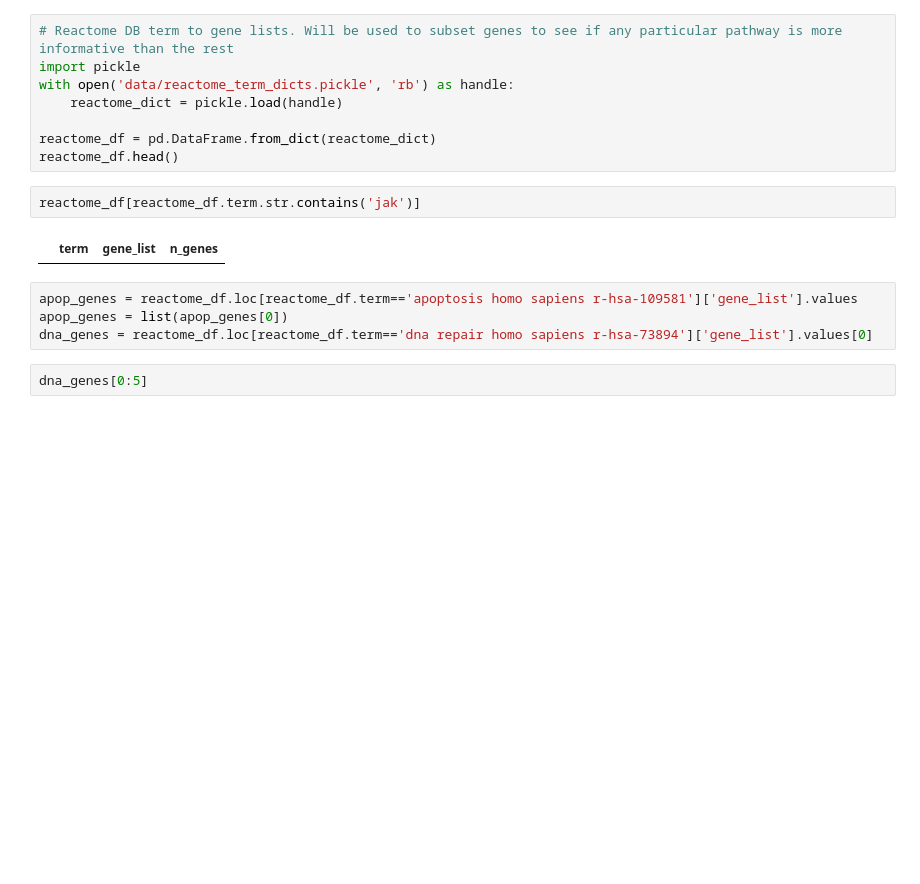
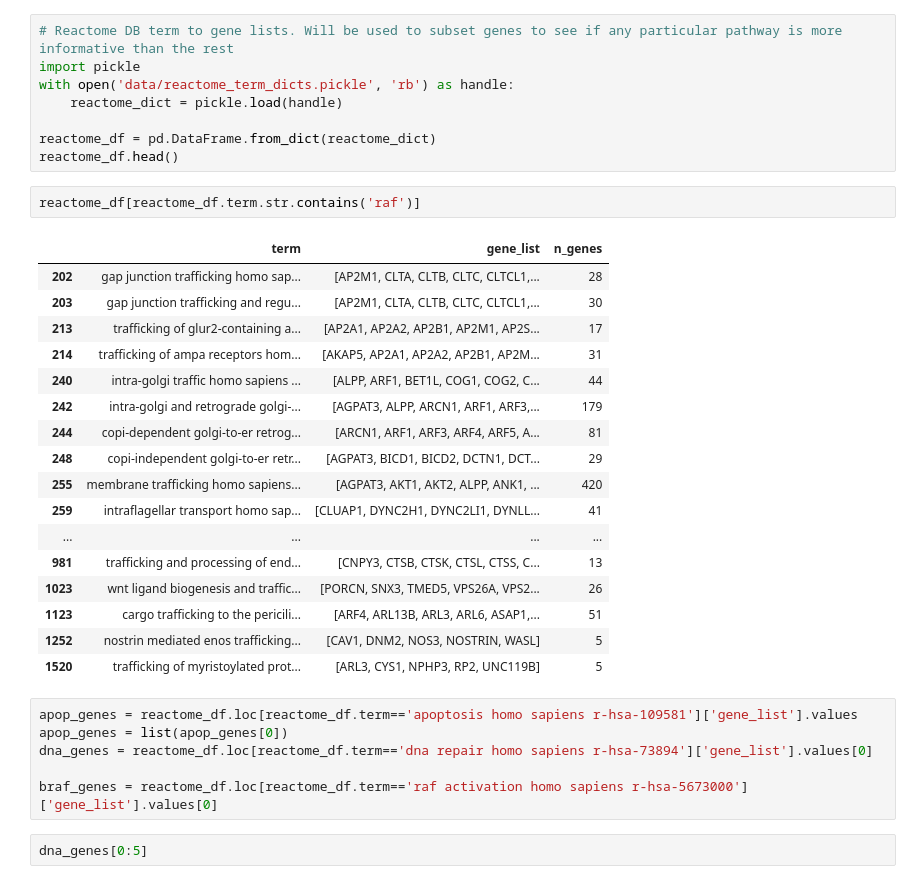
Before and after one commit to dykstrajustin/StartML, a Jupyter notebook: run_simple_models.ipynb, the cells around one changed output. Drawn from its saved outputs; the diff is of its cells as text; blank space fills up the shorter version.

```diff
--- a/run_simple_models.ipynb
+++ b/run_simple_models.ipynb
@@ -20,13 +21,31 @@ with open('data/reactome_term_dicts.pickle', 'rb') as handle:
 reactome_df = pd.DataFrame.from_dict(reactome_dict)
 reactome_df.head()
 # %%
-reactome_df[reactome_df.term.str.contains('jak')]
+reactome_df[reactome_df.term.str.contains('raf')]
 # %% [output]
 |  | term | gene_list | n_genes |
+| 202 | gap junction trafficking homo sap... | [AP2M1, CLTA, CLTB, CLTC, CLTCL1,... | 28 |
+| 203 | gap junction trafficking and regu... | [AP2M1, CLTA, CLTB, CLTC, CLTCL1,... | 30 |
+| 213 | trafficking of glur2-containing a... | [AP2A1, AP2A2, AP2B1, AP2M1, AP2S... | 17 |
+| 214 | trafficking of ampa receptors hom... | [AKAP5, AP2A1, AP2A2, AP2B1, AP2M... | 31 |
+| 240 | intra-golgi traffic homo sapiens ... | [ALPP, ARF1, BET1L, COG1, COG2, C... | 44 |
+| 242 | intra-golgi and retrograde golgi-... | [AGPAT3, ALPP, ARCN1, ARF1, ARF3,... | 179 |
+| 244 | copi-dependent golgi-to-er retrog... | [ARCN1, ARF1, ARF3, ARF4, ARF5, A... | 81 |
+| 248 | copi-independent golgi-to-er retr... | [AGPAT3, BICD1, BICD2, DCTN1, DCT... | 29 |
+| 255 | membrane trafficking homo sapiens... | [AGPAT3, AKT1, AKT2, ALPP, ANK1, ... | 420 |
+| 259 | intraflagellar transport homo sap... | [CLUAP1, DYNC2H1, DYNC2LI1, DYNLL... | 41 |
+| ... | ... | ... | ... |
+| 981 | trafficking and processing of end... | [CNPY3, CTSB, CTSK, CTSL, CTSS, C... | 13 |
+| 1023 | wnt ligand biogenesis and traffic... | [PORCN, SNX3, TMED5, VPS26A, VPS2... | 26 |
+| 1123 | cargo trafficking to the pericili... | [ARF4, ARL13B, ARL3, ARL6, ASAP1,... | 51 |
+| 1252 | nostrin mediated enos trafficking... | [CAV1, DNM2, NOS3, NOSTRIN, WASL] | 5 |
+| 1520 | trafficking of myristoylated prot... | [ARL3, CYS1, NPHP3, RP2, UNC119B] | 5 |
 # %%
 apop_genes = reactome_df.loc[reactome_df.term=='apoptosis homo sapiens r-hsa-109581']['gene_list'].values
 apop_genes = list(apop_genes[0])
 dna_genes = reactome_df.loc[reactome_df.term=='dna repair homo sapiens r-hsa-73894']['gene_list'].values[0]
+
+braf_genes = reactome_df.loc[reactome_df.term=='raf activation homo sapiens r-hsa-5673000']['gene_list'].values[0]
 # %%
 dna_genes[0:5]
 # %% [output]
```
Also changed, not shown: parts of 18 cells of this notebook.
